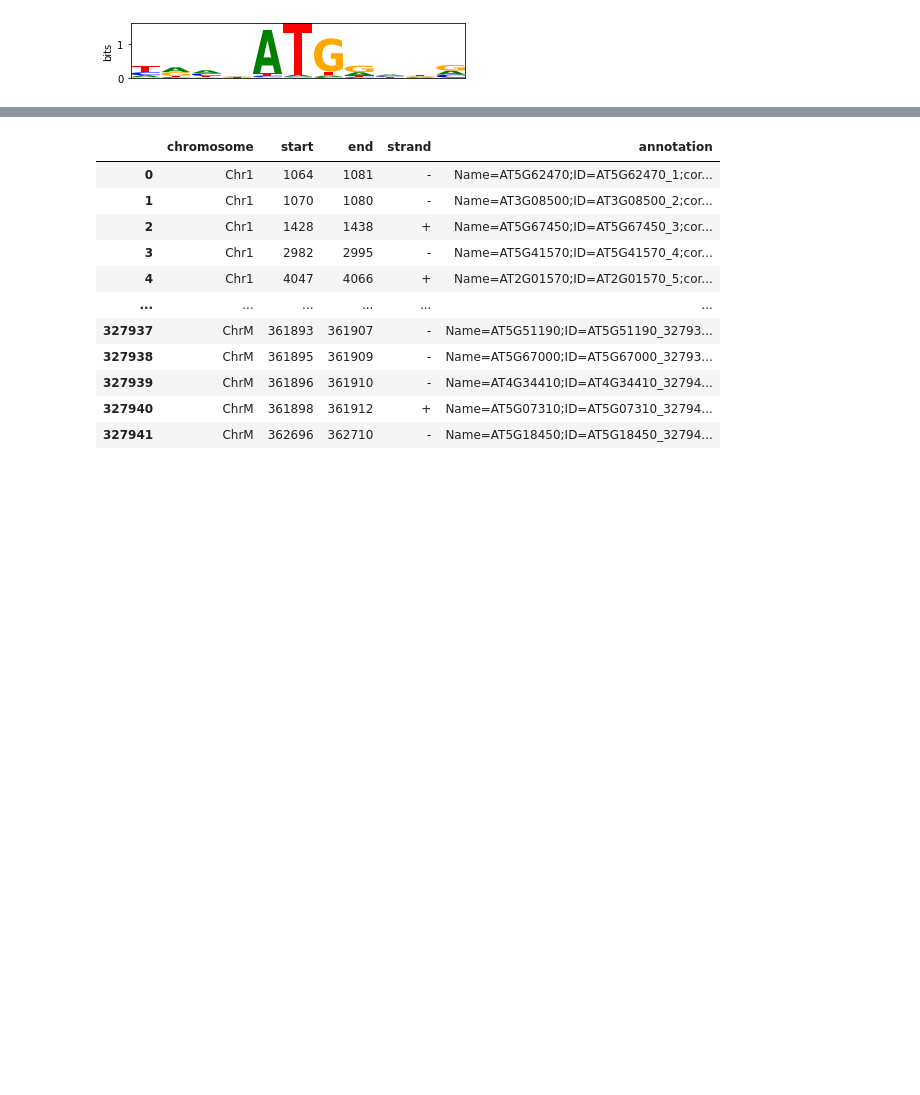
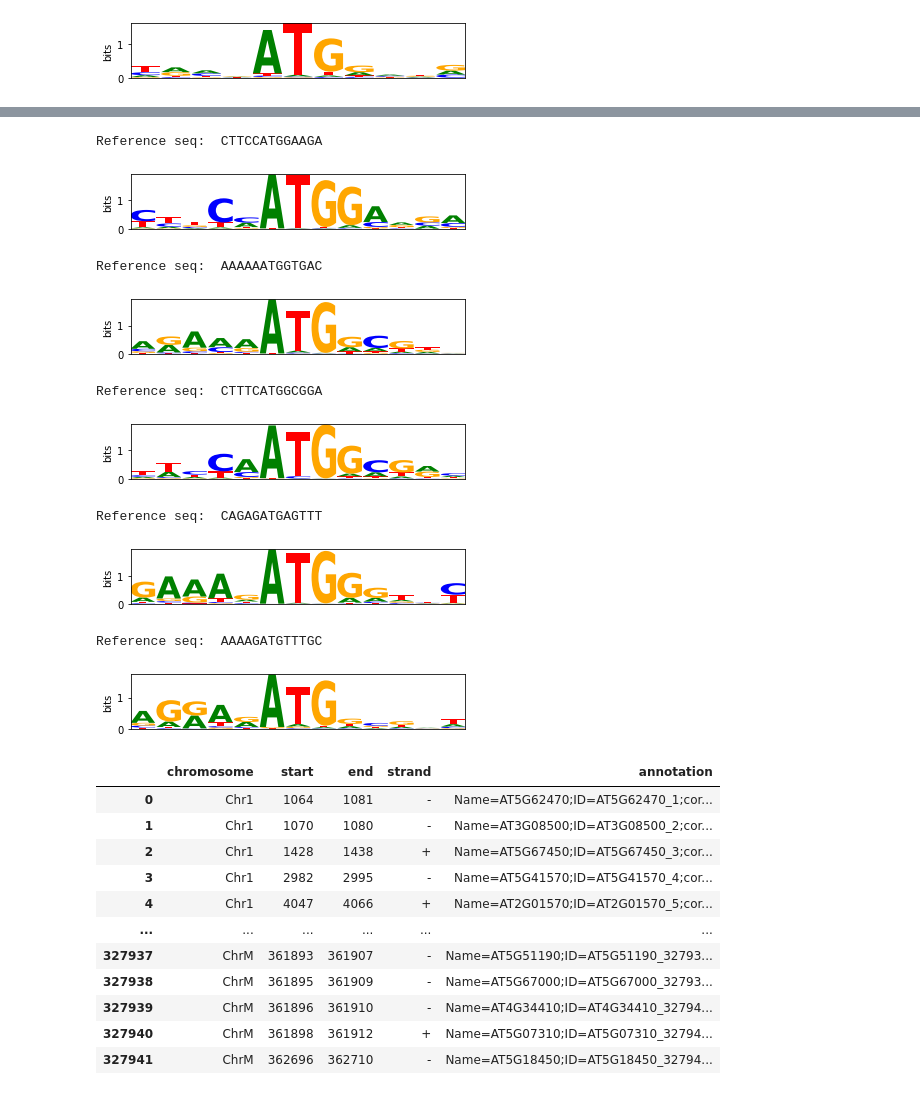
Before and after one commit to songlab-cal/gpn, a Jupyter notebook: analysis/mlm/plot_perplexity_small_region.ipynb, the cells around one changed output, grey strips where cells are left out. Drawn from its saved outputs; the diff is of its cells as text; code cells hidden in the pictures; blank space fills up the shorter version.

Commit message:
Update plots

```diff
--- a/analysis/mlm/plot_perplexity_small_region.ipynb
+++ b/analysis/mlm/plot_perplexity_small_region.ipynb
@@ -161,12 +161,13 @@ plt.savefig("logo_start_codon.svg", bbox_inches="tight")
 # %% [output]
 [figure]
 # %%
-# another start codon, interesting to interpret the AAAA
-min_pos, max_pos = 3567381, 3567398
-logomaker.Logo(
-    logomaker.transform_matrix(df.loc[min_pos:max_pos, nucleotides], from_type="probability", to_type="information"),
-    figsize=figsize,
-)
-plt.ylabel(ylabel)
-plt.xticks([], [])
-#plt.savefig("logo_start_codon_v2.svg", bbox_inches="tight")
+def plot_motif(min_pos, max_pos, save_to=None):
+    logomaker.Logo(
+        logomaker.transform_matrix(df.loc[min_pos:max_pos, nucleotides], from_type="probability", to_type="information"),
+        figsize=figsize,
+    )
+    plt.ylabel(ylabel)
+    plt.xticks([], [])
+    print("Reference seq: ", ''.join(df.loc[min_pos:max_pos, "ref_nuc"].values))
+    if save_to is not None:
+        plt.savefig(save_to, bbox_inches="tight")
@@ -205,0 +176,5 @@ SyntaxError: invalid syntax (<ipython-input-38-999eecf49d6b>, line 4)
+# %%
+plot_motif(3502138, 3502150, save_to="results/plots/motif_start_codon_3502138.svg")
+# %% [output]
+Reference seq:  CTTCCATGGAAGA
+[figure, added]
@@ -206,3 +183,23 @@ SyntaxError: invalid syntax (<ipython-input-38-999eecf49d6b>, line 4)
+# %%
+plot_motif(3524790, 3524802, save_to="results/plots/motif_start_codon_3524790.svg")
+# %% [output]
+Reference seq:  AAAAAATGGTGAC
+[figure, added]
+# %%
+plot_motif(3542314, 3542326, save_to="results/plots/start_codon_3542314.svg")
+# %% [output]
+Reference seq:  CTTTCATGGCGGA
+[figure, added]
+# %%
+plot_motif(3545337, 3545349, save_to="results/plots/start_codon_3545337.svg")
+# %% [output]
+Reference seq:  CAGAGATGAGTTT
+[figure, added]
+# %%
+plot_motif(3550768, 3550780, save_to="results/plots/start_codon_3550768.svg")
+# %% [output]
+Reference seq:  AAAAGATGTTTGC
+[figure, added]
 # %%
 funtfbs = pd.read_csv("TFBS_from_FunTFBS_genome-wide_Ath.gff", sep="\t", header=None, names=["chromosome", "source1", "source2", "start", "end", "score", "strand", "unknown", "annotation"], usecols=["chromosome", "start", "end", "strand", "annotation"])
 funtfbs
```
Also changed, not shown: parts of 5 cells of this notebook, 2 other files.
